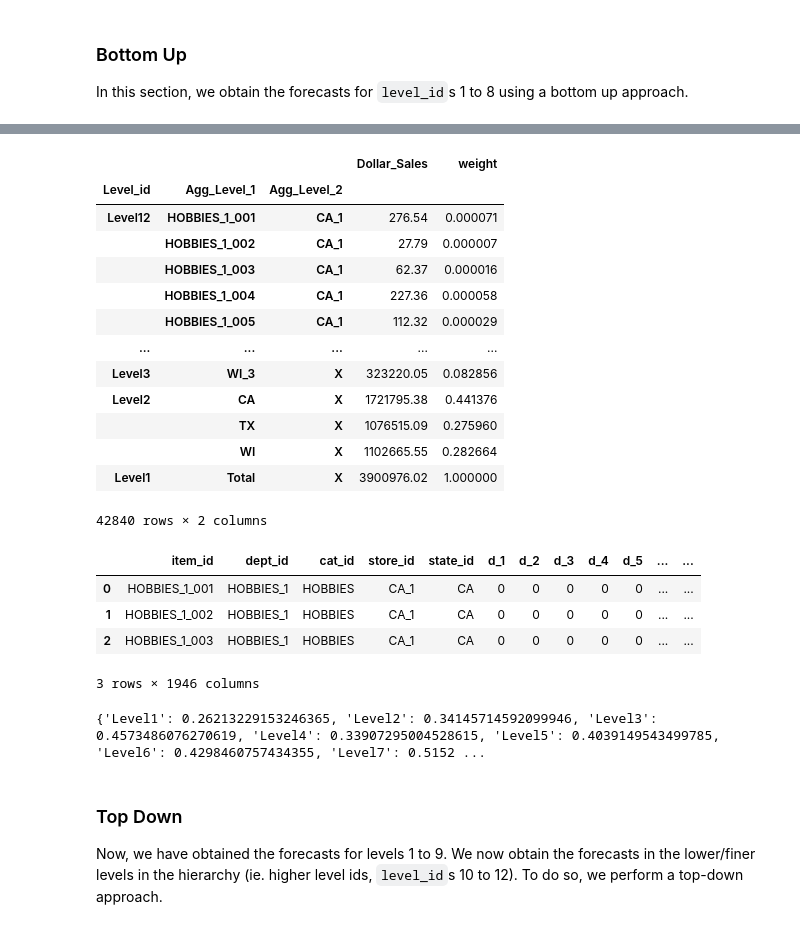
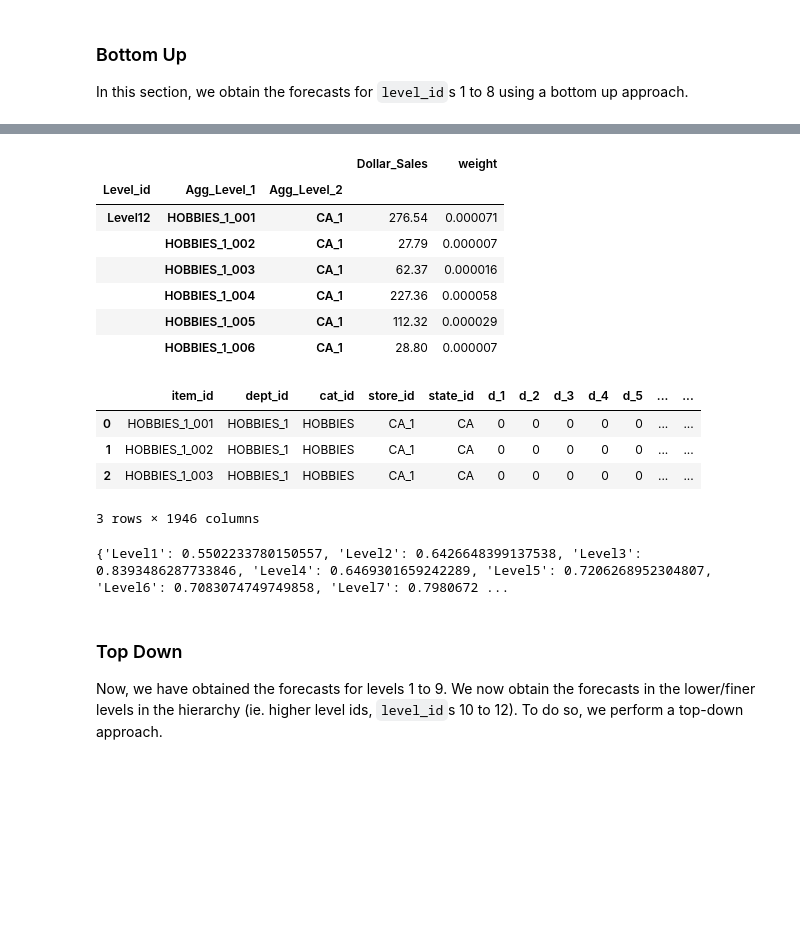
Before and after one commit to norbertgerena/time_series_handbook, a Jupyter notebook: 08_WinningestMethods/M5_competition/phdinds2024_entry/phdinds2024_entry.ipynb, the cells around one changed output, grey strips where cells are left out. Drawn from its saved outputs; the diff is of its cells as text; code cells hidden in the pictures; blank space fills up the shorter version.

```diff
--- a/08_WinningestMethods/M5_competition/phdinds2024_entry/phdinds2024_entry.ipynb
+++ b/08_WinningestMethods/M5_competition/phdinds2024_entry/phdinds2024_entry.ipynb
@@ -676,24 +601,18 @@ level9_forecasts.head(3)
 3 rows × 28 columns
 # %%
 # get reference file for per series/level weight used in WRMSSE
-weights_df = pd.read_csv(PATHS.weights_path)
+weights_df = pd.read_csv(PATHS.weights_eval_path)
 weights_df = weights_df.set_index(['Level_id', 'Agg_Level_1', 'Agg_Level_2'], drop=True)
 weights_df.head(6)
 # %% [output]
 |  |  |  | Dollar_Sales | weight |
 | Level_id | Agg_Level_1 | Agg_Level_2 |  |  |
 | Level12 | HOBBIES_1_001 | CA_1 | 276.54 | 0.000071 |
 |  | HOBBIES_1_002 | CA_1 | 27.79 | 0.000007 |
 |  | HOBBIES_1_003 | CA_1 | 62.37 | 0.000016 |
 |  | HOBBIES_1_004 | CA_1 | 227.36 | 0.000058 |
 |  | HOBBIES_1_005 | CA_1 | 112.32 | 0.000029 |
-| ... | ... | ... | ... | ... |
-| Level3 | WI_3 | X | 323220.05 | 0.082856 |
-| Level2 | CA | X | 1721795.38 | 0.441376 |
-|  | TX | X | 1076515.09 | 0.275960 |
-|  | WI | X | 1102665.55 | 0.282664 |
-| Level1 | Total | X | 3900976.02 | 1.000000 |
+|  | HOBBIES_1_006 | CA_1 | 28.80 | 0.000007 |
-42840 rows × 2 columns
 # %%
 # initialize rmsse function: per series rmsse calculation
 def rmsse(y_true, y_pred, ts):
@@ -734,7 +653,7 @@ level_bu = list(level_indexes.keys())[0:8]
 
 WRMSSE = {}
 for level in tqdm(level_bu):
-    forecasts = utils.generate_bu(level, level9_forecasts)
+    forecasts = utils.generate_bu(level, level9_forecasts, level_indexes)
     index = level_indexes[level]
     if index:
         actual = true.groupby(index).sum()
@@ -750,7 +669,7 @@ for level in tqdm(level_bu):
         WRMSSE[level] = raw*weight
 print(WRMSSE)
 # %% [output]
-{'Level1': 0.26213229153246365, 'Level2': 0.34145714592099946, 'Level3': 0.4573486076270619, 'Level4': 0.33907295004528615, 'Level5': 0.4039149543499785, 'Level6': 0.4298460757434355, 'Level7': 0.5152 ...
+{'Level1': 0.5502233780150557, 'Level2': 0.6426648399137538, 'Level3': 0.8393486287733846, 'Level4': 0.6469301659242289, 'Level5': 0.7206268952304807, 'Level6': 0.7083074749749858, 'Level7': 0.7980672 ...
 # %% [markdown]
 ### Top Down
 
```
Also changed, not shown: parts of 17 cells of this notebook, 9 other files.
